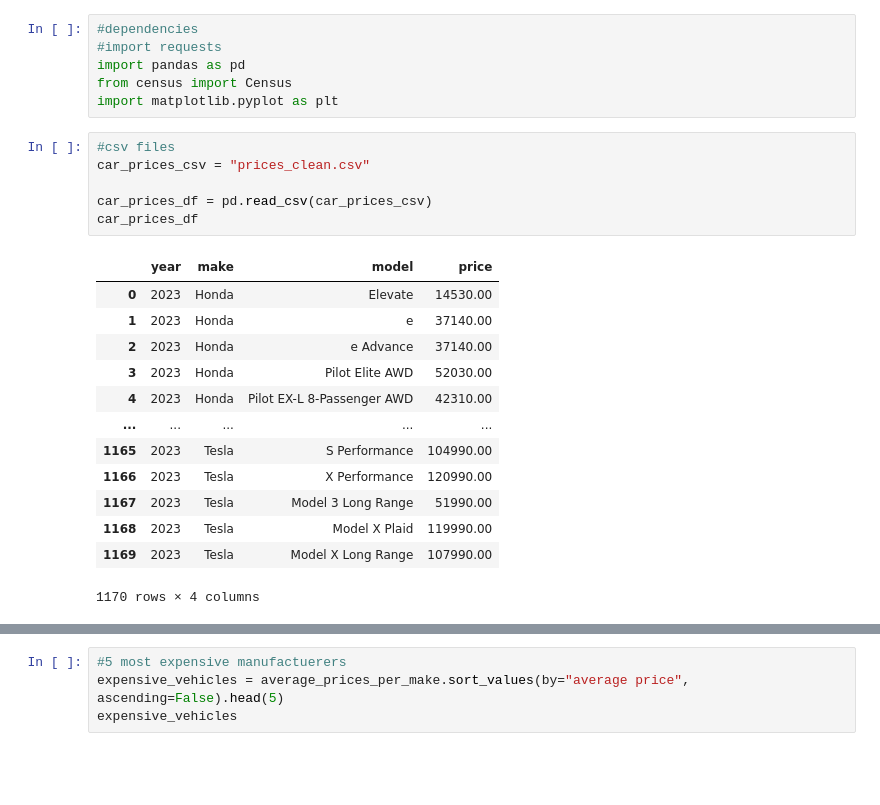
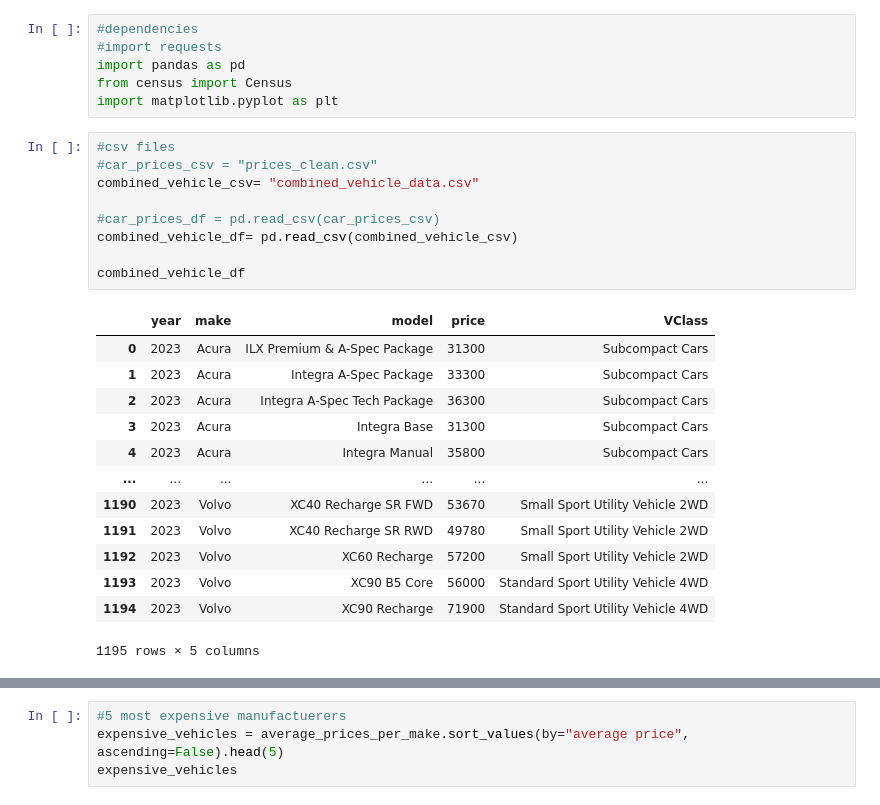
Before and after one commit to raniljoshua/Data-Analysis-Bootcamp_Project-1, a Jupyter notebook: vehicle_analysis.ipynb, the cells around one changed output, grey strips where cells are left out. Cells and saved outputs as stored; diff of their text form; blank space fills up the shorter version.

Commit message:
more vehicle analysis

```diff
--- a/vehicle_analysis.ipynb
+++ b/vehicle_analysis.ipynb
@@ -6,23 +6,26 @@ from census import Census
 import matplotlib.pyplot as plt
 # %%
 #csv files
-car_prices_csv = "prices_clean.csv"
+#car_prices_csv = "prices_clean.csv"
+combined_vehicle_csv= "combined_vehicle_data.csv"
 
-car_prices_df = pd.read_csv(car_prices_csv)
-car_prices_df
+#car_prices_df = pd.read_csv(car_prices_csv)
+combined_vehicle_df= pd.read_csv(combined_vehicle_csv)
+
+combined_vehicle_df
 # %% [output]
-|  | year | make | model | price |
-| 0 | 2023 | Honda | Elevate | 14530.00 |
-| 1 | 2023 | Honda | e | 37140.00 |
-| 2 | 2023 | Honda | e Advance | 37140.00 |
-| 3 | 2023 | Honda | Pilot Elite AWD | 52030.00 |
-| 4 | 2023 | Honda | Pilot EX-L 8-Passenger AWD | 42310.00 |
-| ... | ... | ... | ... | ... |
-| 1165 | 2023 | Tesla | S Performance | 104990.00 |
-| 1166 | 2023 | Tesla | X Performance | 120990.00 |
-| 1167 | 2023 | Tesla | Model 3 Long Range | 51990.00 |
-| 1168 | 2023 | Tesla | Model X Plaid | 119990.00 |
-| 1169 | 2023 | Tesla | Model X Long Range | 107990.00 |
+|  | year | make | model | price | VClass |
+| 0 | 2023 | Acura | ILX Premium & A-Spec Package | 31300 | Subcompact Cars |
+| 1 | 2023 | Acura | Integra A-Spec Package | 33300 | Subcompact Cars |
+| 2 | 2023 | Acura | Integra A-Spec Tech Package | 36300 | Subcompact Cars |
+| 3 | 2023 | Acura | Integra Base | 31300 | Subcompact Cars |
+| 4 | 2023 | Acura | Integra Manual | 35800 | Subcompact Cars |
+| ... | ... | ... | ... | ... | ... |
+| 1190 | 2023 | Volvo | XC40 Recharge SR FWD | 53670 | Small Sport Utility Vehicle 2WD |
+| 1191 | 2023 | Volvo | XC40 Recharge SR RWD | 49780 | Small Sport Utility Vehicle 2WD |
+| 1192 | 2023 | Volvo | XC60 Recharge | 57200 | Small Sport Utility Vehicle 2WD |
+| 1193 | 2023 | Volvo | XC90 B5 Core | 56000 | Standard Sport Utility Vehicle 4WD |
+| 1194 | 2023 | Volvo | XC90 Recharge | 71900 | Standard Sport Utility Vehicle 4WD |
-1170 rows × 4 columns
+1195 rows × 5 columns
 # %%
 #find the average price of vehicle per manufactuer
```
Also changed, not shown: parts of 8 cells of this notebook.
